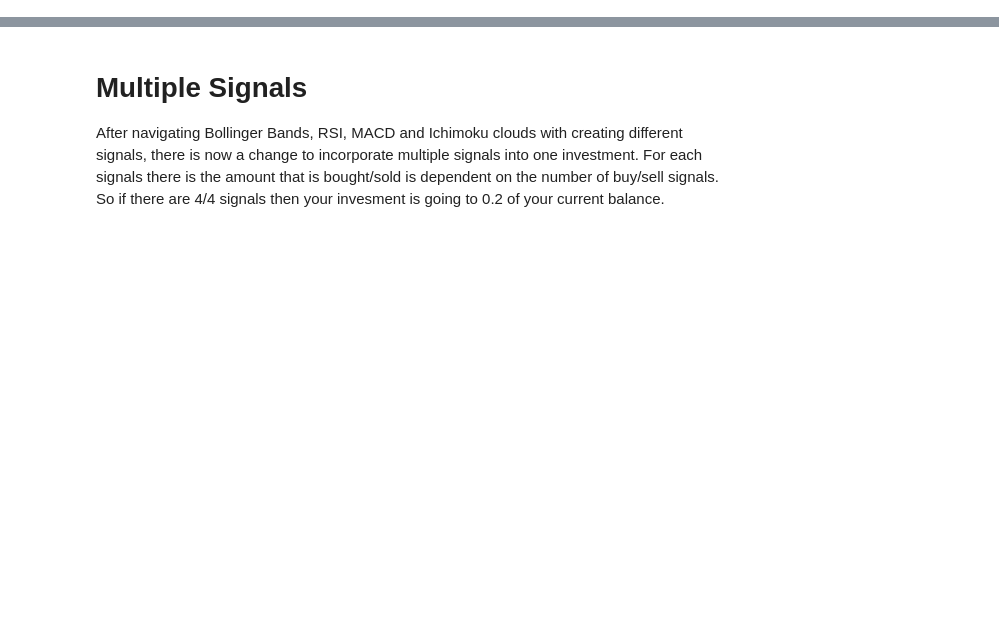
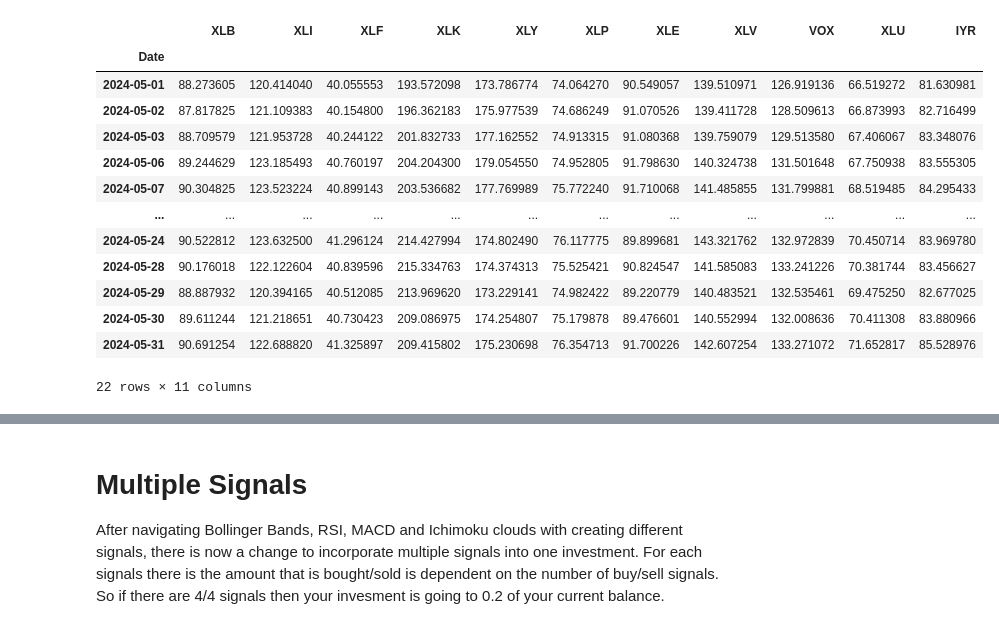
Before and after one commit to bennicholson2/Enhancing-Technical-Analysis-with-Data-Science, a Jupyter notebook: Portfolio Analysis/multiple_signals.ipynb, the cells around one changed output, grey strips where cells are left out. Cells and saved outputs as stored; diff of their text form; code cells hidden in the pictures; blank space fills up the shorter version.

```diff
--- a/Portfolio Analysis/multiple_signals.ipynb
+++ b/Portfolio Analysis/multiple_signals.ipynb
@@ -69,0 +179,27 @@ def calculate_stock_roi(bb_signals_nd, adj_close_nd, periods_date, periods_list,
+# %%
+# create time periods for where this takes place
+economic_cycle_periods = {
+
+    "trough": ("2008-10-01", "2009-06-01"),
+    "expansion": ("2012-01-01", "2015-01-01"),
+    "peak": ("2019-06-01", "2020-02-01"),
+    "contraction": ("2007-12-01", "2008-10-01"),
+    'alldata': ('2005-01-01','2024-06-01')
+}
+
+economic_cycle_periods_list = ['trough','expansion','peak','contraction','alldata']
+# %%
+# create etf tickers for sectors
+sector_etf_tickers = [
+    'XLB', # materials sector
+    'XLI', # industrials sector
+    'XLF', # financials
+    'XLK', # information technology
+    'XLY', # consumer discretionary
+    'XLP', # consumer staples
+    'XLE', # energy
+    'XLV', # healthcare
+    'VOX', # communication services
+    'XLU', # utilities
+    'IYR' # real estate
+    ]
@@ -69,0 +229,2 @@ def calculate_stock_roi(bb_signals_nd, adj_close_nd, periods_date, periods_list,
+# %%
+all_data = combined_data(adj_close_sector_etf,signals_list,economic_cycle_periods_list,sector_etf_tickers)
@@ -69,0 +313,18 @@ def calculate_stock_roi(bb_signals_nd, adj_close_nd, periods_date, periods_list,
+# %%
+investment_period['alldata']['adj_close'] = investment_period['alldata']['adj_close'].loc['2024-05-01':'2024-05-31']
+investment_period['alldata']['adj_close']
+# %% [output]
+|  | XLB | XLI | XLF | XLK | XLY | XLP | XLE | XLV | VOX | XLU | IYR |
+| Date |  |  |  |  |  |  |  |  |  |  |  |
+| 2024-05-01 | 88.273605 | 120.414040 | 40.055553 | 193.572098 | 173.786774 | 74.064270 | 90.549057 | 139.510971 | 126.919136 | 66.519272 | 81.630981 |
+| 2024-05-02 | 87.817825 | 121.109383 | 40.154800 | 196.362183 | 175.977539 | 74.686249 | 91.070526 | 139.411728 | 128.509613 | 66.873993 | 82.716499 |
+| 2024-05-03 | 88.709579 | 121.953728 | 40.244122 | 201.832733 | 177.162552 | 74.913315 | 91.080368 | 139.759079 | 129.513580 | 67.406067 | 83.348076 |
+| 2024-05-06 | 89.244629 | 123.185493 | 40.760197 | 204.204300 | 179.054550 | 74.952805 | 91.798630 | 140.324738 | 131.501648 | 67.750938 | 83.555305 |
+| 2024-05-07 | 90.304825 | 123.523224 | 40.899143 | 203.536682 | 177.769989 | 75.772240 | 91.710068 | 141.485855 | 131.799881 | 68.519485 | 84.295433 |
+| ... | ... | ... | ... | ... | ... | ... | ... | ... | ... | ... | ... |
+| 2024-05-24 | 90.522812 | 123.632500 | 41.296124 | 214.427994 | 174.802490 | 76.117775 | 89.899681 | 143.321762 | 132.972839 | 70.450714 | 83.969780 |
+| 2024-05-28 | 90.176018 | 122.122604 | 40.839596 | 215.334763 | 174.374313 | 75.525421 | 90.824547 | 141.585083 | 133.241226 | 70.381744 | 83.456627 |
+| 2024-05-29 | 88.887932 | 120.394165 | 40.512085 | 213.969620 | 173.229141 | 74.982422 | 89.220779 | 140.483521 | 132.535461 | 69.475250 | 82.677025 |
+| 2024-05-30 | 89.611244 | 121.218651 | 40.730423 | 209.086975 | 174.254807 | 75.179878 | 89.476601 | 140.552994 | 132.008636 | 70.411308 | 83.880966 |
+| 2024-05-31 | 90.691254 | 122.688820 | 41.325897 | 209.415802 | 175.230698 | 76.354713 | 91.700226 | 142.607254 | 133.271072 | 71.652817 | 85.528976 |
+22 rows × 11 columns
```
Also changed, not shown: parts of 14 cells of this notebook, 8 other files.
